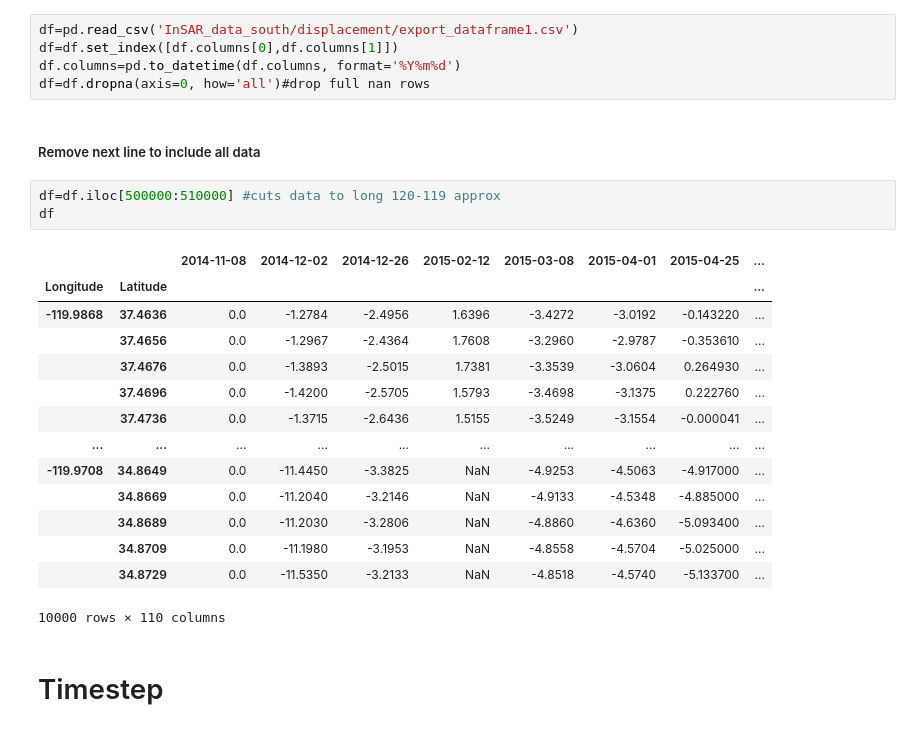
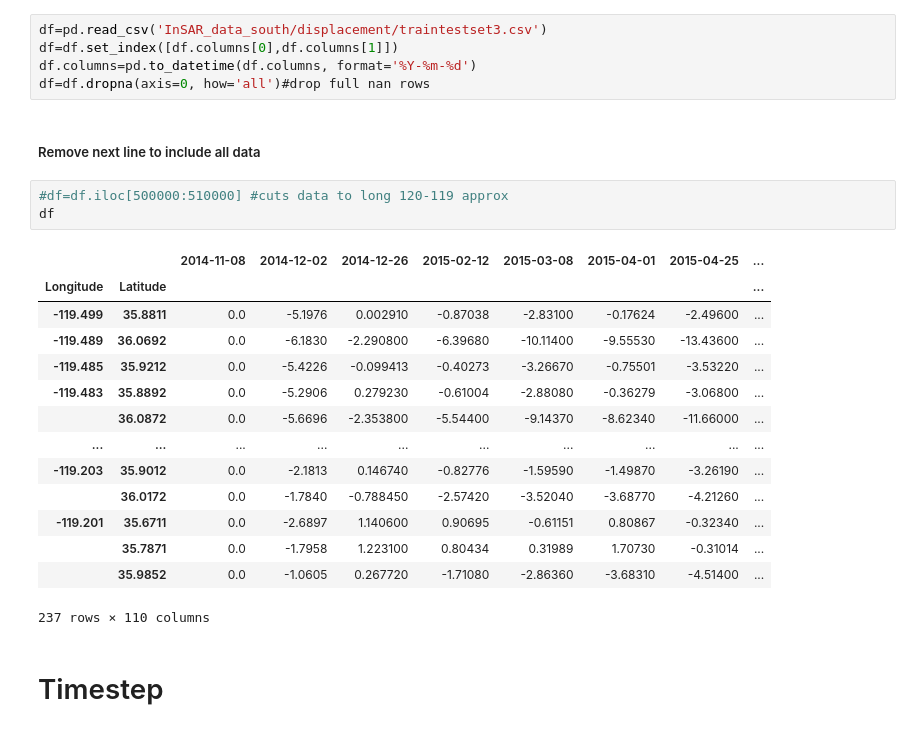
Before and after one commit to JayUpadhyayCS/DSFellowship, a Jupyter notebook: randomForest0809.ipynb, the cells around one changed output. Cells and saved outputs as stored; diff of their text form.

```diff
--- a/randomForest0809.ipynb
+++ b/randomForest0809.ipynb
@@ -80,30 +80,30 @@ Defined the plot_the_model and plot_the_loss_curve functions.
 # %% [markdown]
 ##### Read from file and establish dataframe and future functions
 # %%
-df=pd.read_csv('InSAR_data_south/displacement/export_dataframe1.csv')
+df=pd.read_csv('InSAR_data_south/displacement/traintestset3.csv')
 df=df.set_index([df.columns[0],df.columns[1]])
-df.columns=pd.to_datetime(df.columns, format='%Y%m%d')
+df.columns=pd.to_datetime(df.columns, format='%Y-%m-%d')
 df=df.dropna(axis=0, how='all')#drop full nan rows
 # %% [markdown]
 ##### Remove next line to include all data
 # %%
-df=df.iloc[500000:510000] #cuts data to long 120-119 approx
+#df=df.iloc[500000:510000] #cuts data to long 120-119 approx
 df
 # %% [output]
 |  |  | 2014-11-08 | 2014-12-02 | 2014-12-26 | 2015-02-12 | 2015-03-08 | 2015-04-01 | 2015-04-25 | ... |
 | Longitude | Latitude |  |  |  |  |  |  |  | ... |
-| -119.9868 | 37.4636 | 0.0 | -1.2784 | -2.4956 | 1.6396 | -3.4272 | -3.0192 | -0.143220 | ... |
-|  | 37.4656 | 0.0 | -1.2967 | -2.4364 | 1.7608 | -3.2960 | -2.9787 | -0.353610 | ... |
-|  | 37.4676 | 0.0 | -1.3893 | -2.5015 | 1.7381 | -3.3539 | -3.0604 | 0.264930 | ... |
-|  | 37.4696 | 0.0 | -1.4200 | -2.5705 | 1.5793 | -3.4698 | -3.1375 | 0.222760 | ... |
-|  | 37.4736 | 0.0 | -1.3715 | -2.6436 | 1.5155 | -3.5249 | -3.1554 | -0.000041 | ... |
+| -119.499 | 35.8811 | 0.0 | -5.1976 | 0.002910 | -0.87038 | -2.83100 | -0.17624 | -2.49600 | ... |
+| -119.489 | 36.0692 | 0.0 | -6.1830 | -2.290800 | -6.39680 | -10.11400 | -9.55530 | -13.43600 | ... |
+| -119.485 | 35.9212 | 0.0 | -5.4226 | -0.099413 | -0.40273 | -3.26670 | -0.75501 | -3.53220 | ... |
+| -119.483 | 35.8892 | 0.0 | -5.2906 | 0.279230 | -0.61004 | -2.88080 | -0.36279 | -3.06800 | ... |
+|  | 36.0872 | 0.0 | -5.6696 | -2.353800 | -5.54400 | -9.14370 | -8.62340 | -11.66000 | ... |
 | ... | ... | ... | ... | ... | ... | ... | ... | ... | ... |
-| -119.9708 | 34.8649 | 0.0 | -11.4450 | -3.3825 | NaN | -4.9253 | -4.5063 | -4.917000 | ... |
-|  | 34.8669 | 0.0 | -11.2040 | -3.2146 | NaN | -4.9133 | -4.5348 | -4.885000 | ... |
-|  | 34.8689 | 0.0 | -11.2030 | -3.2806 | NaN | -4.8860 | -4.6360 | -5.093400 | ... |
-|  | 34.8709 | 0.0 | -11.1980 | -3.1953 | NaN | -4.8558 | -4.5704 | -5.025000 | ... |
-|  | 34.8729 | 0.0 | -11.5350 | -3.2133 | NaN | -4.8518 | -4.5740 | -5.133700 | ... |
+| -119.203 | 35.9012 | 0.0 | -2.1813 | 0.146740 | -0.82776 | -1.59590 | -1.49870 | -3.26190 | ... |
+|  | 36.0172 | 0.0 | -1.7840 | -0.788450 | -2.57420 | -3.52040 | -3.68770 | -4.21260 | ... |
+| -119.201 | 35.6711 | 0.0 | -2.6897 | 1.140600 | 0.90695 | -0.61151 | 0.80867 | -0.32340 | ... |
+|  | 35.7871 | 0.0 | -1.7958 | 1.223100 | 0.80434 | 0.31989 | 1.70730 | -0.31014 | ... |
+|  | 35.9852 | 0.0 | -1.0605 | 0.267720 | -1.71080 | -2.86360 | -3.68310 | -4.51400 | ... |
-10000 rows × 110 columns
+237 rows × 110 columns
 # %% [markdown]
 # Timestep
 # %%
```
Also changed, not shown: parts of 11 cells of this notebook, 19 other files.
